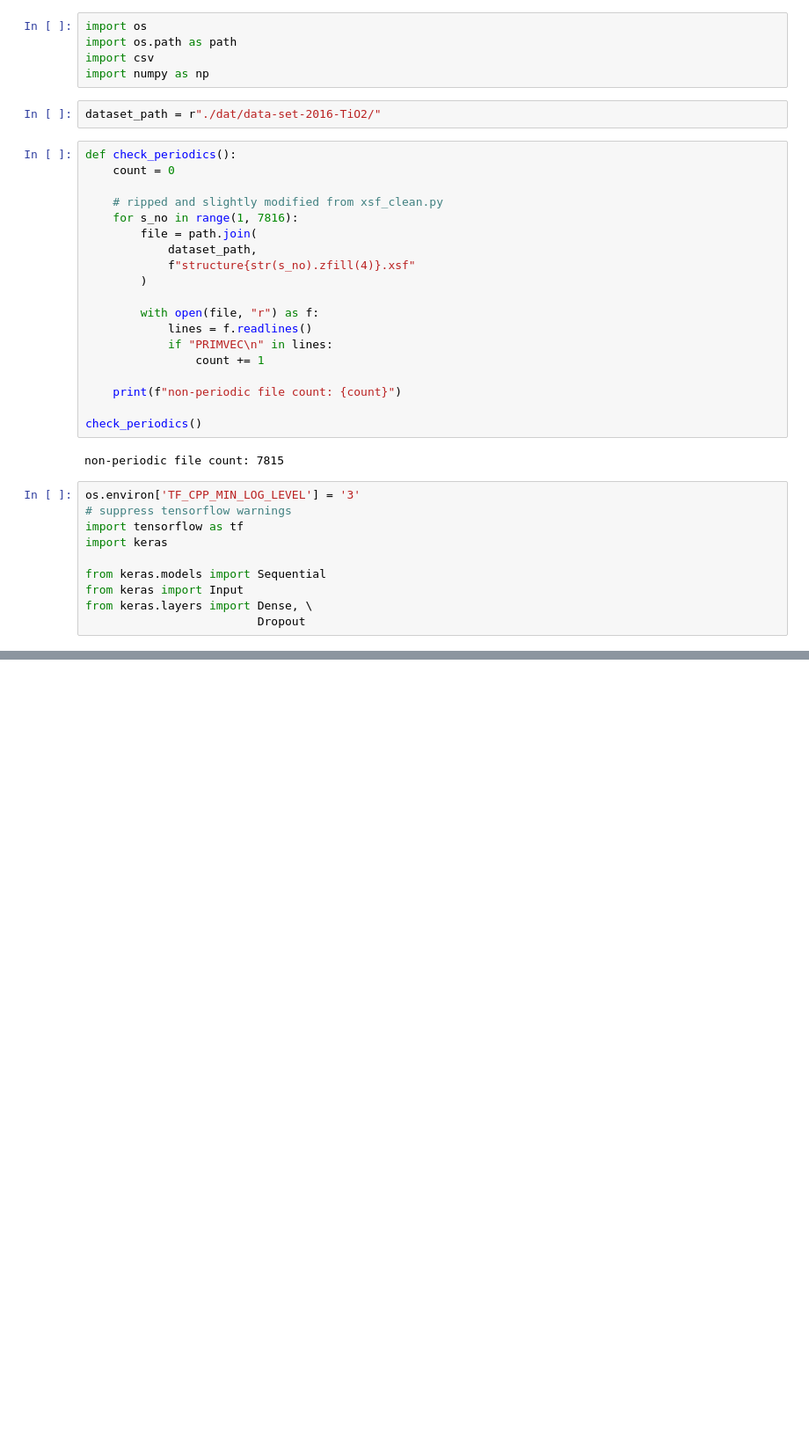
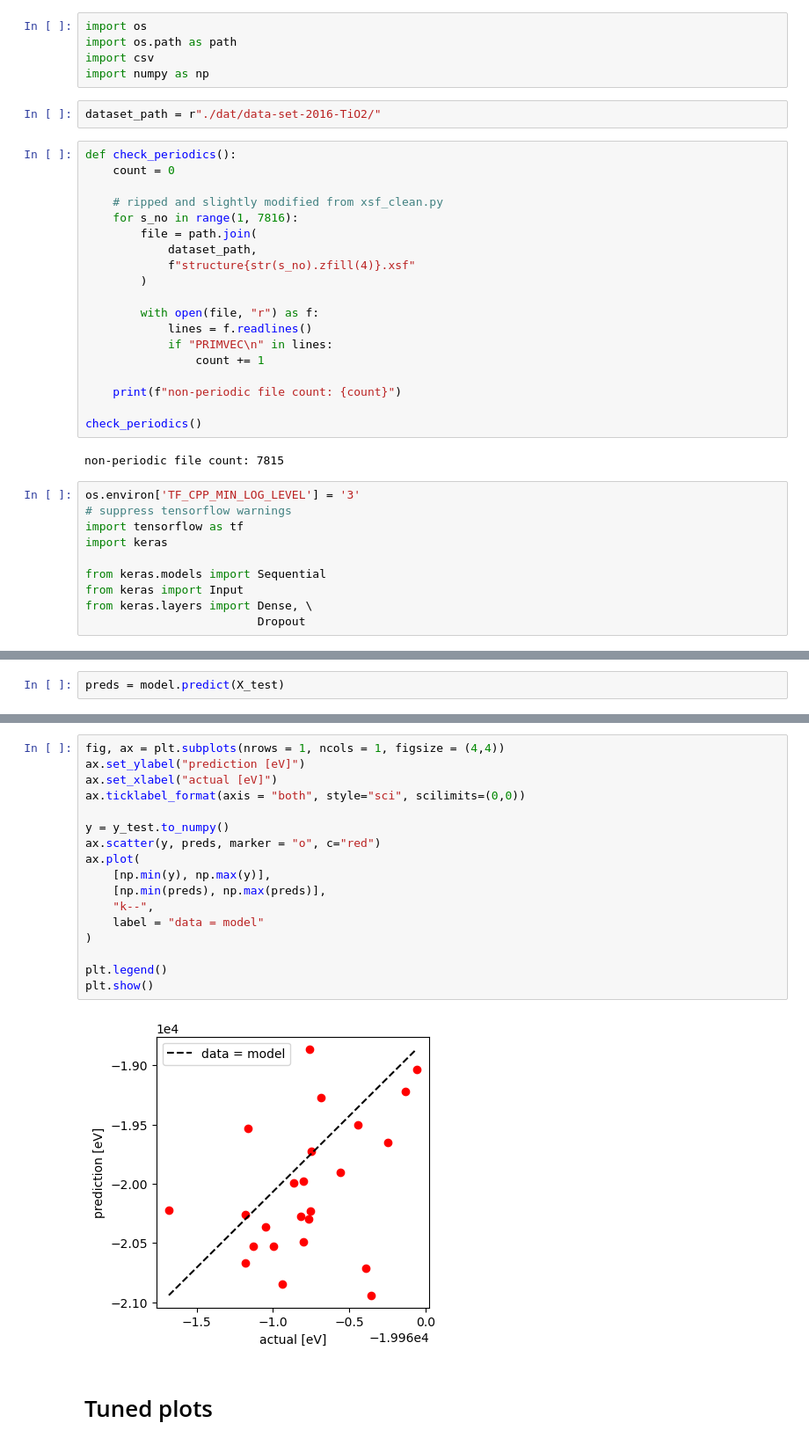
Before and after one commit to jprili/gnn-mlip, a Jupyter notebook: mlip.ipynb, the cells around one changed output, grey strips where cells are left out. Shown at 88% size. Saved outputs shown, nothing was run; the diff lists cells and outputs as text; blank space fills up the shorter version.

```diff
--- a/mlip.ipynb
+++ b/mlip.ipynb
@@ -167,0 +196,2 @@ sym_calc.write_symmetries(r"./dat/symmetries/", 1)
+# %%
+preds = model.predict(X_test)
@@ -167,0 +200,21 @@ sym_calc.write_symmetries(r"./dat/symmetries/", 1)
+# %%
+fig, ax = plt.subplots(nrows = 1, ncols = 1, figsize = (4,4))
+ax.set_ylabel("prediction [eV]")
+ax.set_xlabel("actual [eV]")
+ax.ticklabel_format(axis = "both", style="sci", scilimits=(0,0))
+
+y = y_test.to_numpy()
+ax.scatter(y, preds, marker = "o", c="red")
+ax.plot(
+    [np.min(y), np.max(y)],
+    [np.min(preds), np.max(preds)],
+    "k--",
+    label = "data = model"
+)
+
+plt.legend()
+plt.show()
+# %% [output]
+[figure, added]
+# %% [markdown]
+# Tuned plots
```
Also changed, not shown: parts of 16 cells of this notebook.
